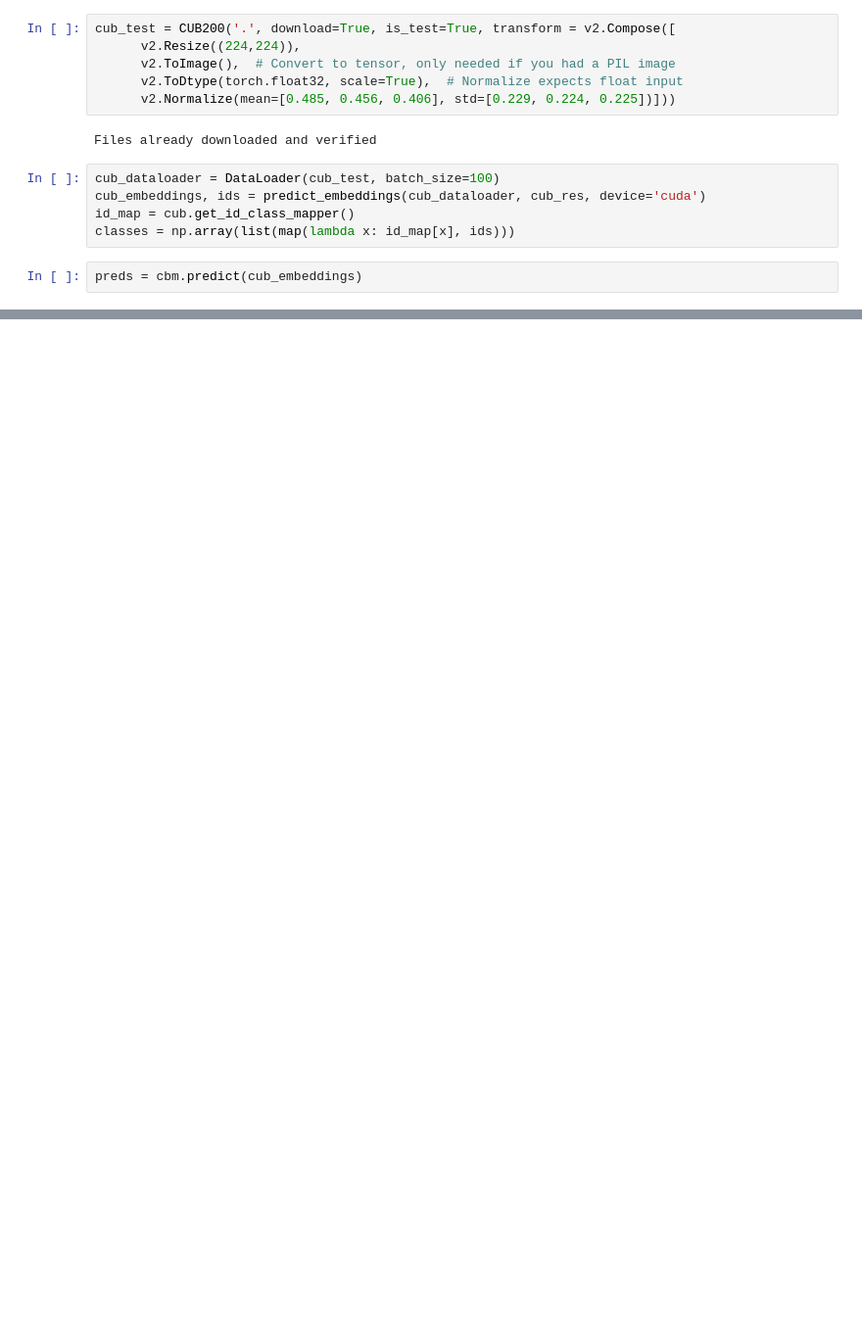
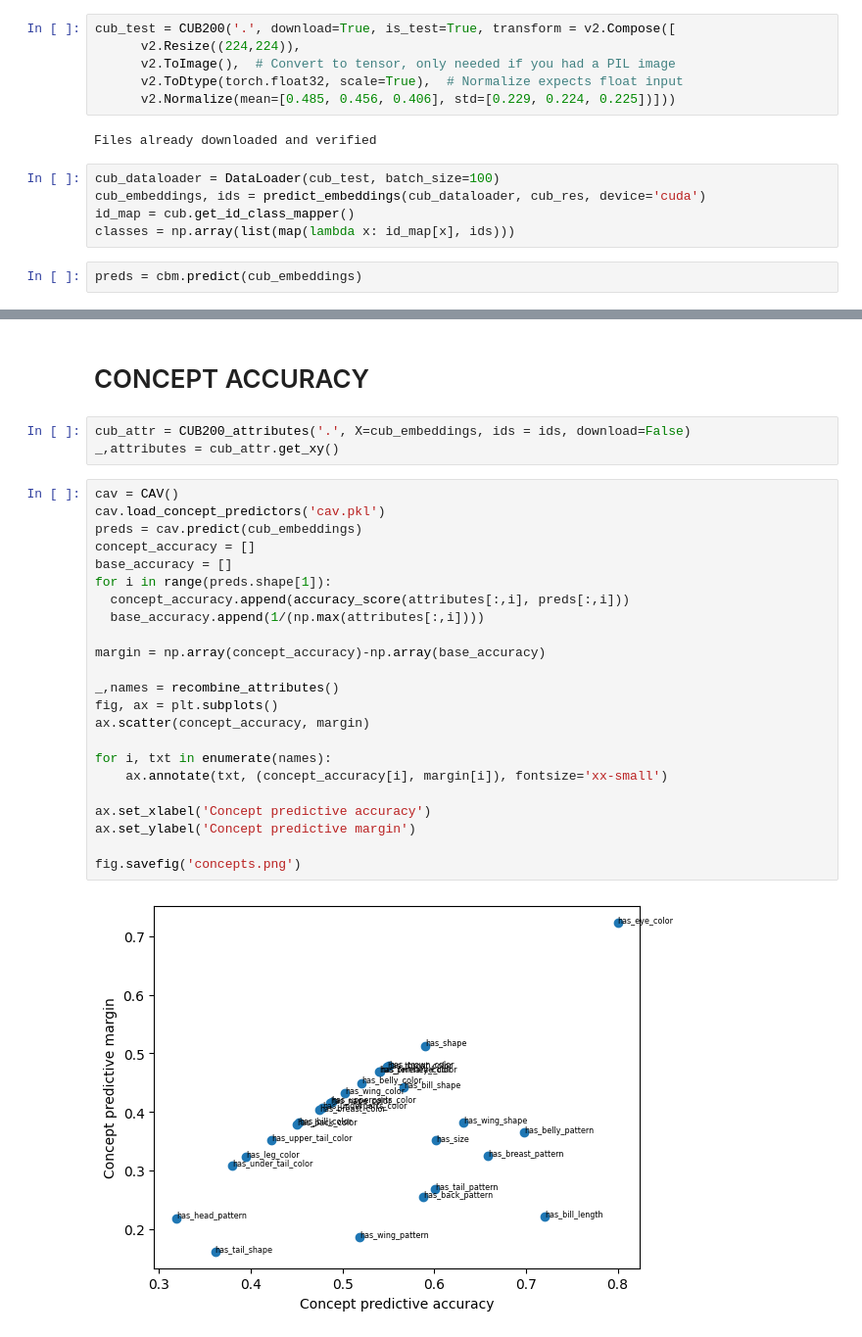
Before and after one commit to dlfelps/ml_portfolio, a Jupyter notebook: concept_bottleneck.ipynb, the cells around one changed output, grey strips where cells are left out. Shown at 98% size. Saved outputs shown, nothing was run; the diff lists cells and outputs as text; blank space fills up the shorter version.

Commit message:
added concept accuracies

```diff
--- a/concept_bottleneck.ipynb
+++ b/concept_bottleneck.ipynb
@@ -133,0 +132,30 @@ accuracy_score(classes, preds)
+# %% [markdown]
+# CONCEPT ACCURACY
+# %%
+cub_attr = CUB200_attributes('.', X=cub_embeddings, ids = ids, download=False)
+_,attributes = cub_attr.get_xy()
+# %%
+cav = CAV()
+cav.load_concept_predictors('cav.pkl')
+preds = cav.predict(cub_embeddings)
+concept_accuracy = []
+base_accuracy = []
+for i in range(preds.shape[1]):
+  concept_accuracy.append(accuracy_score(attributes[:,i], preds[:,i]))
+  base_accuracy.append(1/(np.max(attributes[:,i])))
+
+margin = np.array(concept_accuracy)-np.array(base_accuracy)
+
+_,names = recombine_attributes()
+fig, ax = plt.subplots()
+ax.scatter(concept_accuracy, margin)
+
+for i, txt in enumerate(names):
+    ax.annotate(txt, (concept_accuracy[i], margin[i]), fontsize='xx-small')
+
+ax.set_xlabel('Concept predictive accuracy')
+ax.set_ylabel('Concept predictive margin')
+
+fig.savefig('concepts.png')
+# %% [output]
+[figure, added]
```
Also changed, not shown: parts of 9 cells of this notebook.
